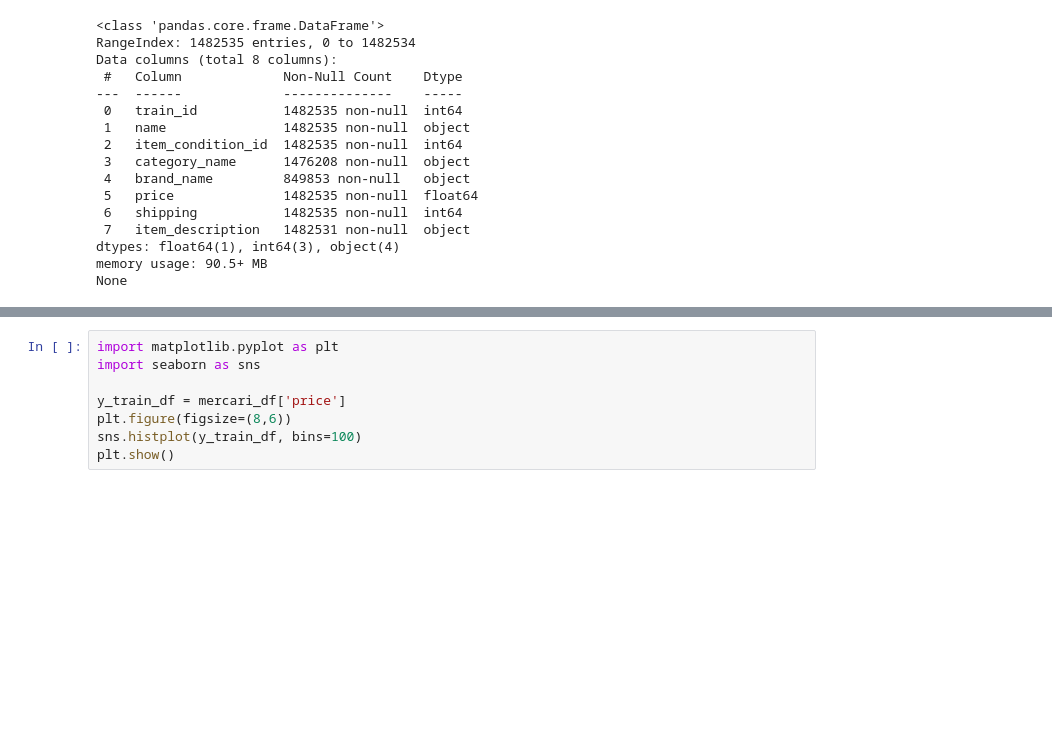
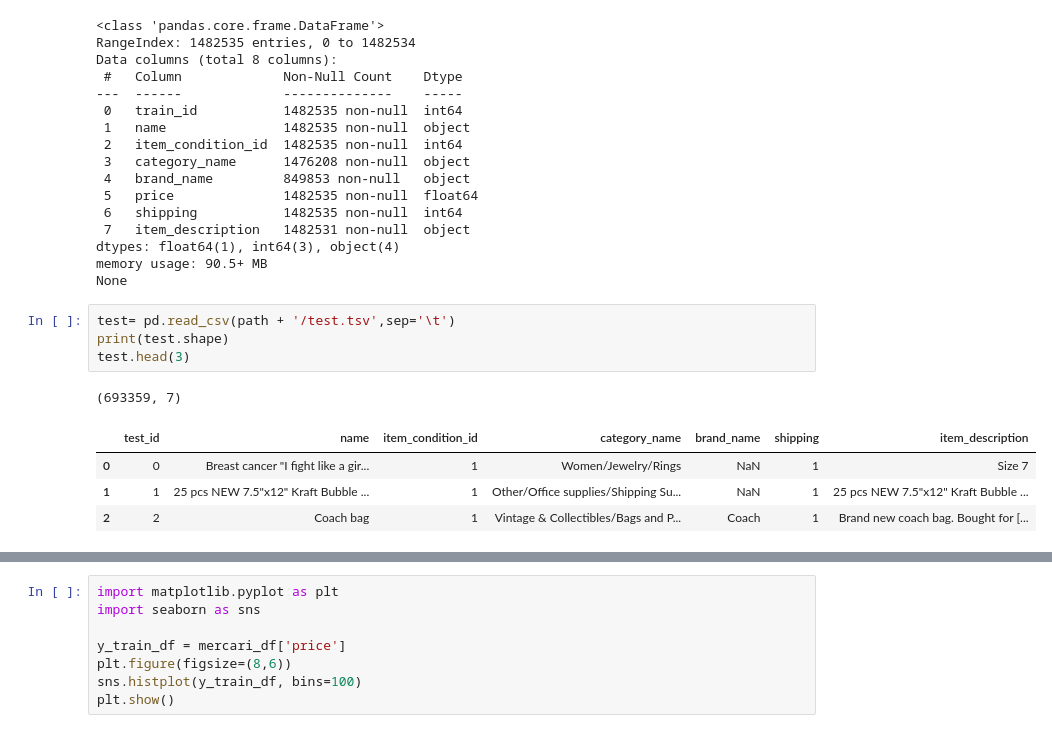
Before and after one commit to hsmoon-91/ML_Python, a Jupyter notebook: kaggle/mercari_price/nlp_mercari_price_suggestion_challenge.ipynb, the cells around one changed output, grey strips where cells are left out. Drawn from its saved outputs; the diff is of its cells as text; blank space fills up the shorter version.

```diff
--- a/kaggle/mercari_price/nlp_mercari_price_suggestion_challenge.ipynb
+++ b/kaggle/mercari_price/nlp_mercari_price_suggestion_challenge.ipynb
@@ -49,3 +49,13 @@ Data columns (total 8 columns):
 dtypes: float64(1), int64(3), object(4)
 memory usage: 90.5+ MB
 None
+# %%
+test= pd.read_csv(path + '/test.tsv',sep='\t')
+print(test.shape)
+test.head(3)
+# %% [output]
+(693359, 7)
+|  | test_id | name | item_condition_id | category_name | brand_name | shipping | item_description |
+| 0 | 0 | Breast cancer "I fight like a gir... | 1 | Women/Jewelry/Rings | NaN | 1 | Size 7 |
+| 1 | 1 | 25 pcs NEW 7.5"x12" Kraft Bubble ... | 1 | Other/Office supplies/Shipping Su... | NaN | 1 | 25 pcs NEW 7.5"x12" Kraft Bubble ... |
+| 2 | 2 | Coach bag | 1 | Vintage & Collectibles/Bags and P... | Coach | 1 | Brand new coach bag. Bought for [... |
```
Also changed, not shown: parts of 46 cells of this notebook.
